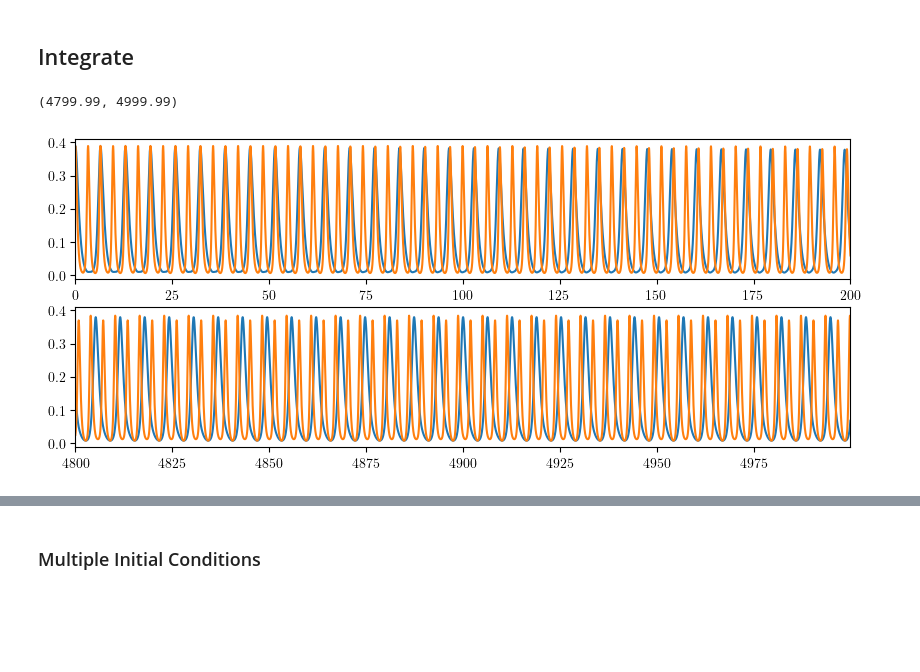
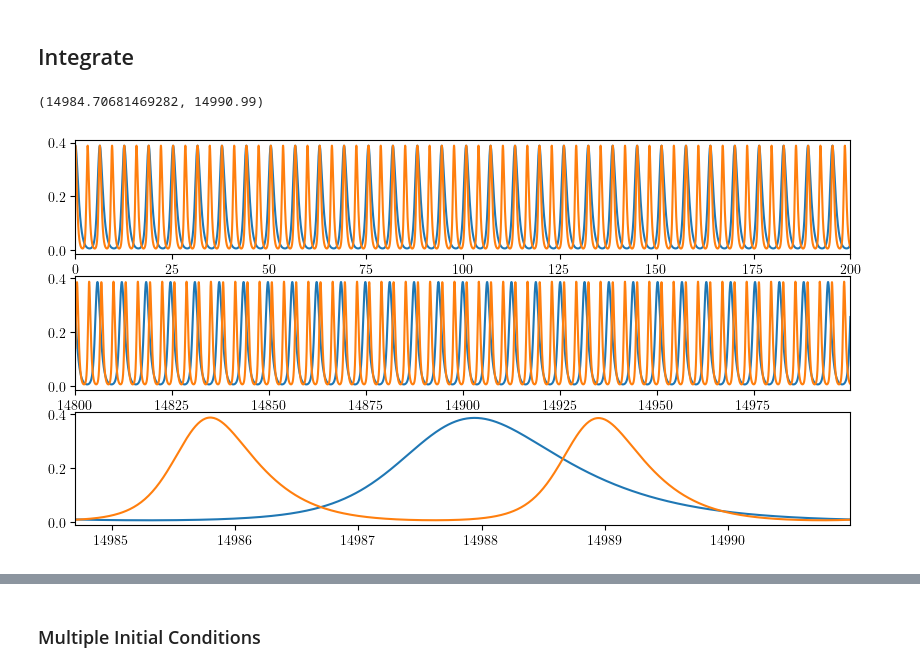
Before and after one commit to youngmp/nm, a Jupyter notebook: jupyter/run_gw2.ipynb, the cells around one changed output, grey strips where cells are left out. Cells and saved outputs as stored; diff of their text form; code cells hidden in the pictures; blank space fills up the shorter version.

```diff
--- a/jupyter/run_gw2.ipynb
+++ b/jupyter/run_gw2.ipynb
@@ -99,9 +109,10 @@ def bif1d(a,eps,del1):
 # %%
-def _full(t,y,a,eps,del1):
+def _full(t,y,a,eps,del1,sign=1):
     pd1 = a.system1.pardict;pd2 = a.system2.pardict
+    om_fix = pd1['om_fix0']
     y1 = y[:4];y2 = y[4:]
-    out1 = gw2.rhs(t,y1,pd1,'val',0) + eps*(del1 + gw2.coupling(y,pd1,'val',0))
-    out2 = gw2.rhs(t,y2,pd2,'val',1) + eps*gw2.coupling(list(y2)+list(y1),pd2,'val',1)
+    out1 = gw2.rhs(t,y1,pd1,'val',0) + sign*eps*gw2.coupling(y,pd1,'val',0) + eps*del1
+    out2 = gw2.rhs(t,y2,pd2,'val',1) + sign*eps*gw2.coupling(list(y2)+list(y1),pd2,'val',1)
     return np.array(list(out1)+list(out2))
 # %%
 def _redu(t,y,a,eps,del1):
@@ -271,7 +264,7 @@ a12 = nm.nmCoupling(system1,system2,
                     _n=('om0',1),_m=('om1',2),
                     NP=700,
                     NH=700,
-                    save_fig=True)
+                    save_fig=False)
 # %% [output]
 * Loading p symbolic...
 * Loading p symbolic...
@@ -293,6 +290,6 @@ h_data_gw1 []
 # %%
-eps12 = .08
-del12 = 0.0
+eps12 = .01
+del12 = 1e-4
 th_init12 = 0
 # %% [markdown]
 First order starts losing accuracy around eps = 0.025 as eps increases (the reduced model reaches the same fixed point as the full model). Even at eps=0.02, the reduced and full models don't coincide in transients despite the long-term convergence.
@@ -322,7 +321,7 @@ axs.axhline(0,0,2*np.pi,ls='--',color='gray')
 # %% [markdown]
 ## Integrate
 # %%
-dt = .01;T=5000
+dt = .01;T=15000
 t12 = np.arange(0,T,dt)
 args12 = {'args':(a12,eps12,del12),'t_eval':t12,**kw_sim}
 # %%
@@ -337,13 +338,19 @@ solr12 = solve_ivp(_redu,[0,t12[-1]],[th_init12],**args12)
 # %%
-fig,axs = plt.subplots(2,1,figsize=(10,4))
+fig,axs = plt.subplots(3,1,figsize=(10,5))
 axs[0].plot(solf12.t,solf12.y.T[:,0])
 axs[0].plot(solf12.t,solf12.y.T[:,4])
 
 axs[1].plot(solf12.t,solf12.y.T[:,0])
 axs[1].plot(solf12.t,solf12.y.T[:,4])
 
+axs[2].plot(solf12.t,solf12.y[0])
+axs[2].plot(solf12.t,solf12.y[4])
+
 axs[0].set_xlim(0,200)
 axs[1].set_xlim(t12[-1]-200,t12[-1])
+per = 2*np.pi
+shift = 9
+axs[2].set_xlim(t12[-1]-per-shift,t12[-1]-shift)
 # %% [output]
-(4799.99, 4999.99)
+(14984.70681469282, 14990.99)
-[figure, old version]
+[figure, new version]
```
Also changed, not shown: parts of 70 cells of this notebook.
